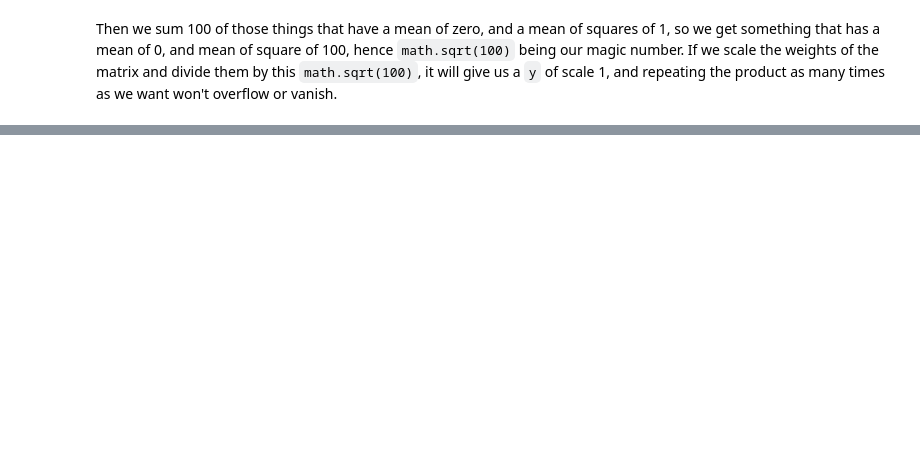
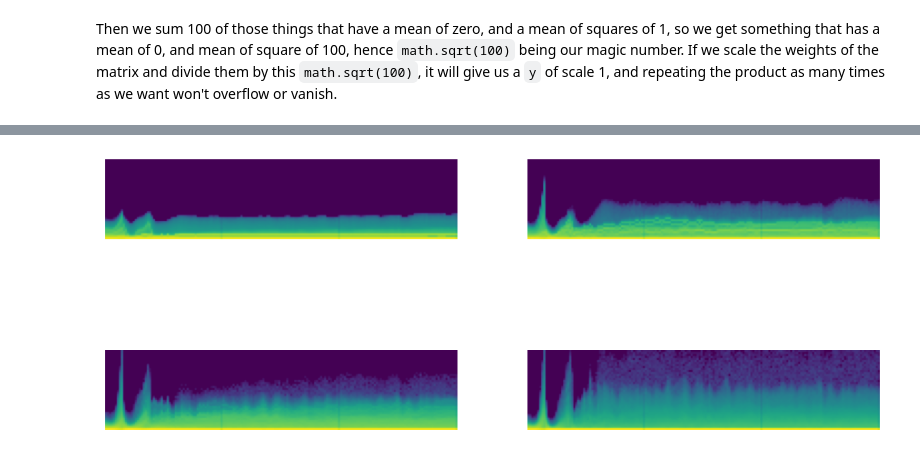
Before and after one commit to conscioustahoe/gradients, a Jupyter notebook: initializing.ipynb, the cells around one changed output, grey strips where cells are left out. Saved outputs shown, nothing was run; the diff lists cells and outputs as text; code cells hidden in the pictures; blank space fills up the shorter version.

```diff
--- a/initializing.ipynb
+++ b/initializing.ipynb
@@ -447,0 +592,4 @@ Then we sum 100 of those things that have a mean of zero, and a mean of squares
+# %%
+astats.color_dim()
+# %% [output]
+[figure, added]
```
Also changed, not shown: parts of 22 cells of this notebook.
